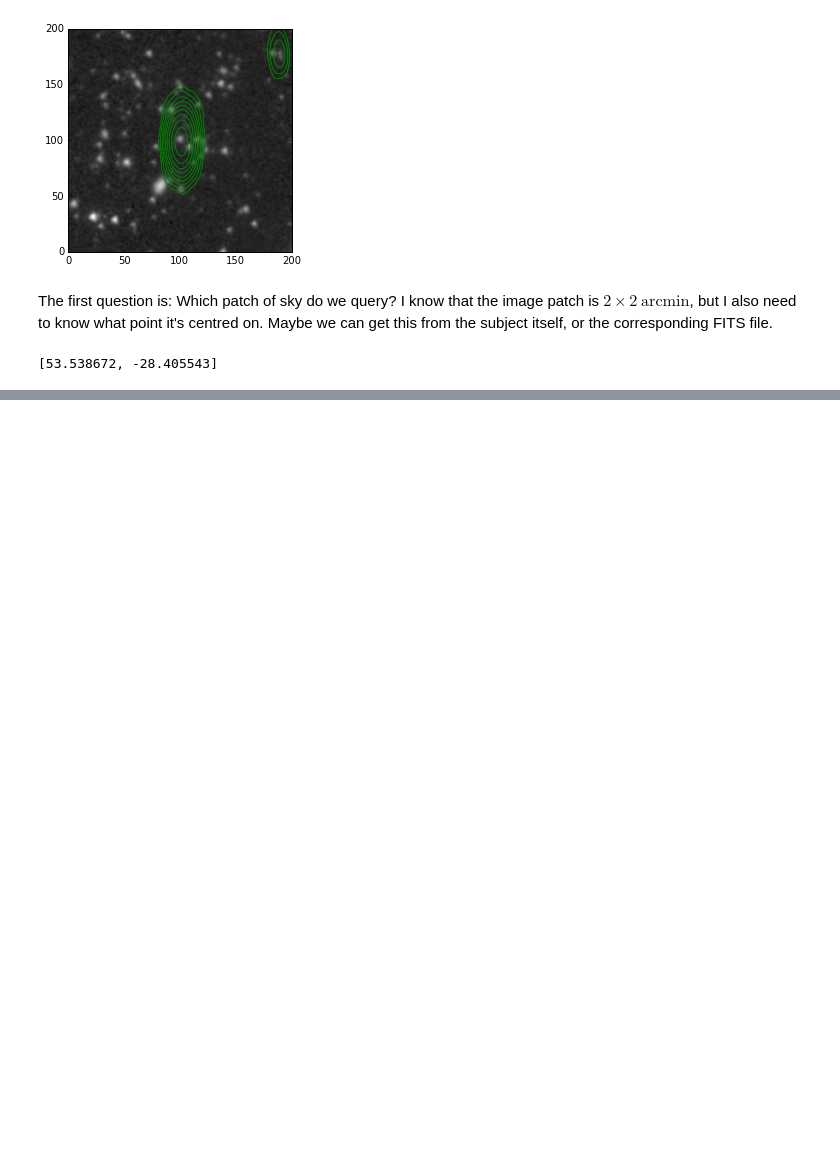
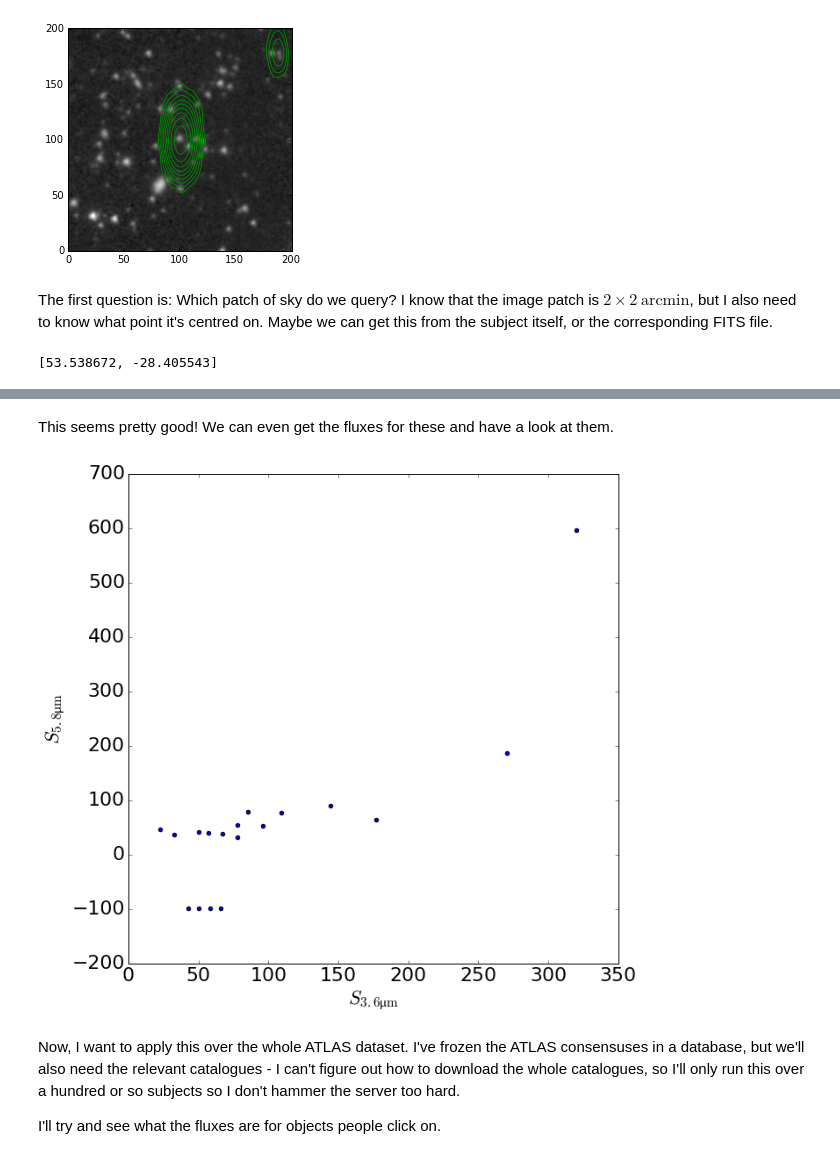
Before and after one commit to chengsoonong/crowdastro, a Jupyter notebook: notebooks/13_source_catalogue.ipynb, the cells around one changed output, grey strips where cells are left out. Cells and saved outputs as stored; diff of their text form; code cells hidden in the pictures; blank space fills up the shorter version.

```diff
--- a/notebooks/13_source_catalogue.ipynb
+++ b/notebooks/13_source_catalogue.ipynb
@@ -121,0 +126,17 @@ The AllWISE source catalogue seems to miss a few hosts (and the reject catalogue
+# %% [markdown]
+This seems pretty good! We can even get the fluxes for these and have a look at them.
+# %%
+matplotlib.pyplot.figure(figsize=(10, 10))
+matplotlib.rcParams.update({'font.size': 22})
+xs = votable.array['flux_ap2_36']
+ys = votable.array['flux_ap2_58']
+matplotlib.pyplot.scatter(xs, ys)
+matplotlib.pyplot.xlabel('$S_{3.6 \mathrm{μm}}$')
+matplotlib.pyplot.ylabel('$S_{5.8 \mathrm{μm}}$')
+matplotlib.pyplot.show()
+# %% [output]
+[figure, added]
+# %% [markdown]
+Now, I want to apply this over the whole ATLAS dataset. I've frozen the ATLAS consensuses in a database, but we'll also need the relevant catalogues - I can't figure out how to download the whole catalogues, so I'll only run this over a hundred or so subjects so I don't hammer the server too hard.
+
+I'll try and see what the fluxes are for objects people click on.
```
Also changed, not shown: parts of 11 cells of this notebook.
